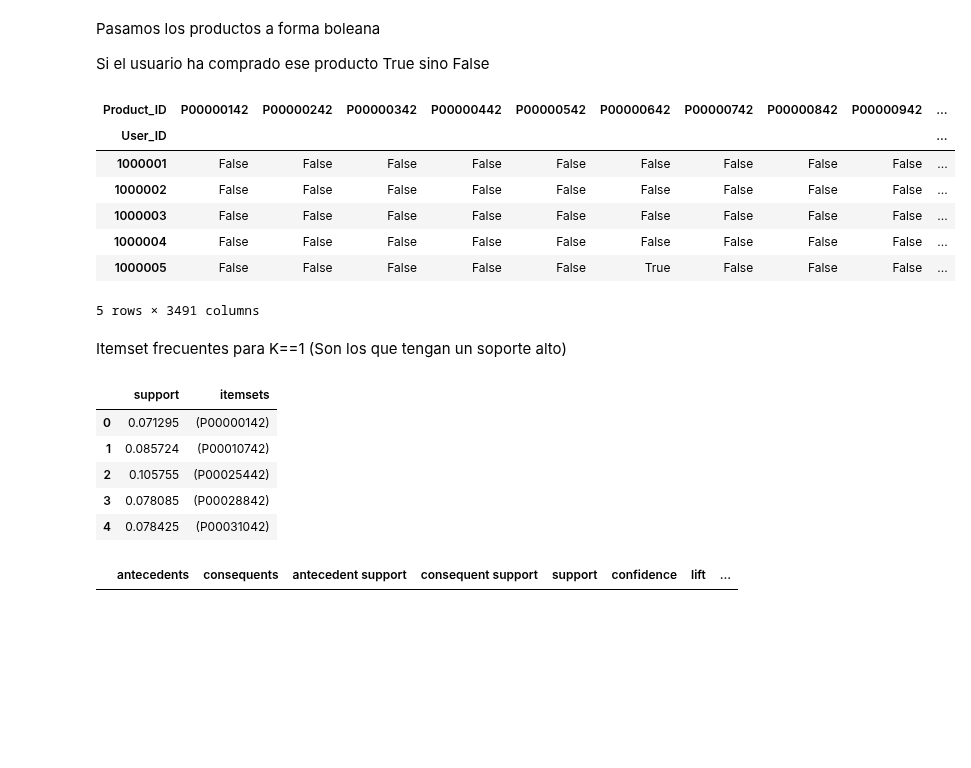
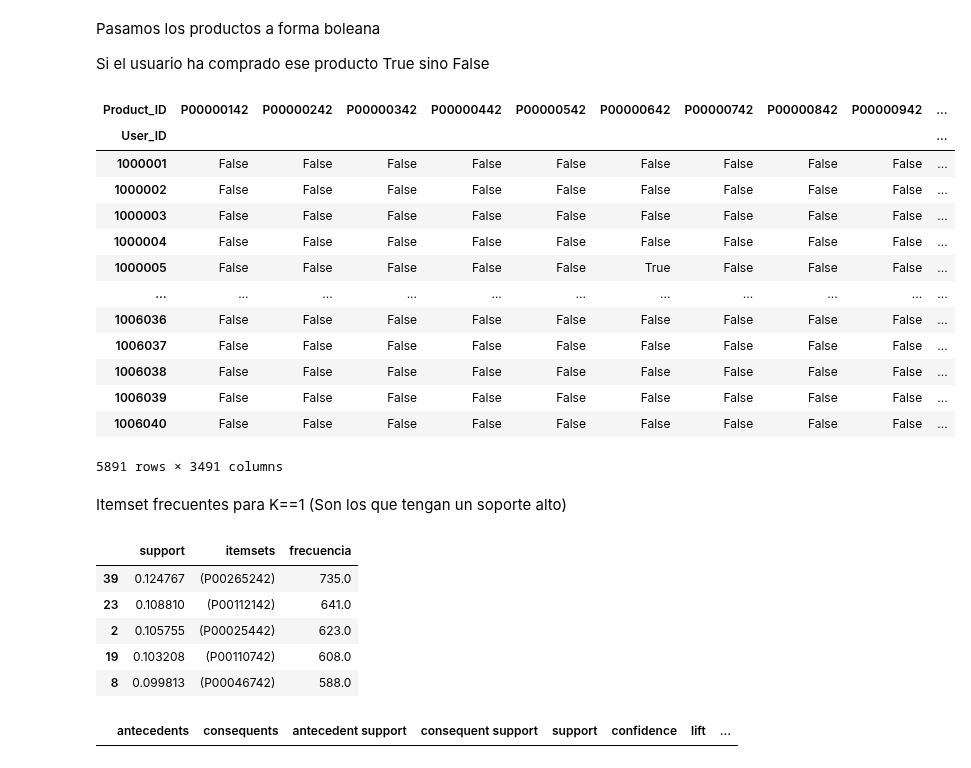
Before and after one commit to javierarteagapuell/deeplearning, a Jupyter notebook: Prac2Ej1.ipynb, the cells around one changed output. Drawn from its saved outputs; the diff is of its cells as text; code cells hidden in the pictures; blank space fills up the shorter version.

```diff
--- a/Prac2Ej1.ipynb
+++ b/Prac2Ej1.ipynb
@@ -62,0 +76,15 @@ No hay datos duplicados
+# %%
+data.loc[(data['Gender'] == 'M'),'Male'] = True
+data.loc[(data['Gender'] == 'F'),'Male'] = False
+data.loc[(data['Gender'] == 'F'),'Female'] = True
+data.loc[(data['Gender'] == 'M'),'Female'] = False
+
+data.loc[(data['Age'] == '0-17'), 'Gender'] = 1
+data.loc[(data['Age'] == '18-25'), 'Gender'] = 2
+data.loc[(data['Age'] == '26-35'), 'Gender'] = 3
+data.loc[(data['Age'] == '36-45'), 'Gender'] = 4
+data.loc[(data['Age'] == '46-50'), 'Gender'] = 5
+data.loc[(data['Age'] == '50-55'), 'Gender'] = 6
+data.loc[(data['Age'] == '55+'), 'Gender'] = 7
+
+data.head()
@@ -86,30 +153,40 @@ Si el usuario ha comprado ese producto True
 sino False
 # %%
 Server_ID = data.groupby(['User_ID','Product_ID'])['Occupation'].sum().apply(lambda x: x>0).unstack().reset_index().fillna(False).set_index('User_ID')
-Server_ID.head()
+Server_ID
 # %% [output]
 | Product_ID | P00000142 | P00000242 | P00000342 | P00000442 | P00000542 | P00000642 | P00000742 | P00000842 | P00000942 | ... |
 | User_ID |  |  |  |  |  |  |  |  |  | ... |
 | 1000001 | False | False | False | False | False | False | False | False | False | ... |
 | 1000002 | False | False | False | False | False | False | False | False | False | ... |
 | 1000003 | False | False | False | False | False | False | False | False | False | ... |
 | 1000004 | False | False | False | False | False | False | False | False | False | ... |
 | 1000005 | False | False | False | False | False | True | False | False | False | ... |
+| ... | ... | ... | ... | ... | ... | ... | ... | ... | ... | ... |
+| 1006036 | False | False | False | False | False | False | False | False | False | ... |
+| 1006037 | False | False | False | False | False | False | False | False | False | ... |
+| 1006038 | False | False | False | False | False | False | False | False | False | ... |
+| 1006039 | False | False | False | False | False | False | False | False | False | ... |
+| 1006040 | False | False | False | False | False | False | False | False | False | ... |
-5 rows × 3491 columns
+5891 rows × 3491 columns
 # %% [markdown]
 Itemset frecuentes para K==1 (Son los que tengan un soporte alto)
 # %%
 from mlxtend.frequent_patterns import apriori, association_rules
 
 frequent_itemsets = apriori(Server_ID, min_support=0.06, use_colnames=True)
-frequent_itemsets.head()
+frequent_itemsets_sort = frequent_itemsets.sort_values(by=['support'], ascending=False)
+
+frequent=frequent_itemsets_sort.support*len(Server_ID)
+frequent_itemsets_sort['frecuencia'] =frequent
+frequent_itemsets_sort.head()
 # %% [output]
-|  | support | itemsets |
-| 0 | 0.071295 | (P00000142) |
-| 1 | 0.085724 | (P00010742) |
-| 2 | 0.105755 | (P00025442) |
-| 3 | 0.078085 | (P00028842) |
-| 4 | 0.078425 | (P00031042) |
+|  | support | itemsets | frecuencia |
+| 39 | 0.124767 | (P00265242) | 735.0 |
+| 23 | 0.108810 | (P00112142) | 641.0 |
+| 2 | 0.105755 | (P00025442) | 623.0 |
+| 19 | 0.103208 | (P00110742) | 608.0 |
+| 8 | 0.099813 | (P00046742) | 588.0 |
 # %%
 rules = association_rules(frequent_itemsets, metric='confidence', min_threshold=0.8)
 rules.head()
```
Also changed, not shown: parts of 15 cells of this notebook.
